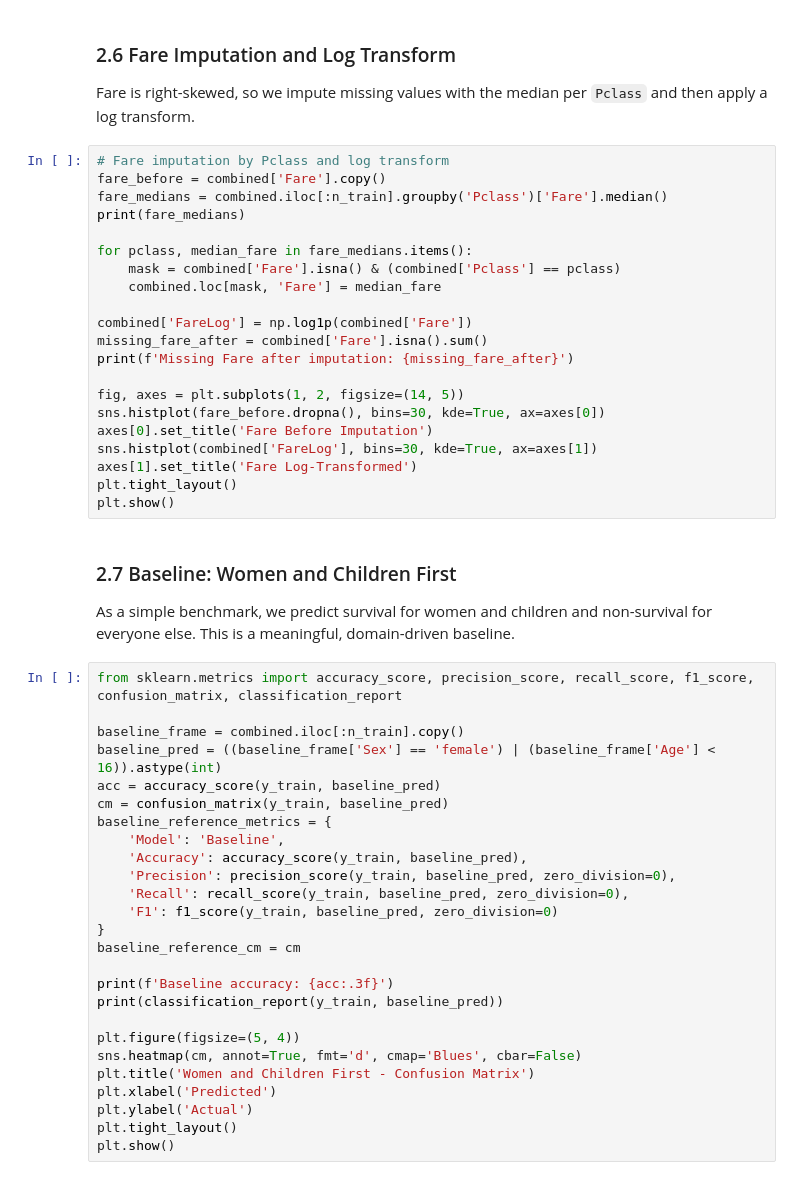
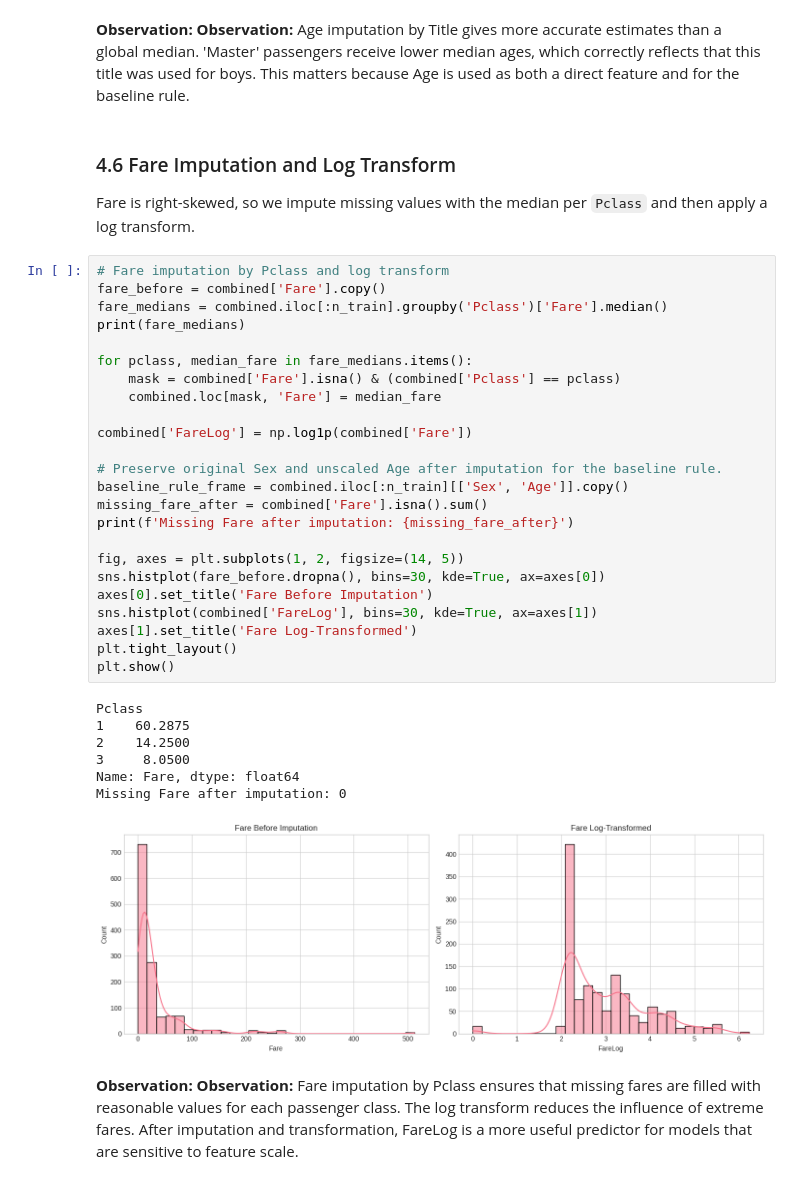
Before and after one commit to Chexor/ML-Titanic-Competition, a Jupyter notebook: Titanic_Disaster_Challenge-Final.ipynb, the cells around one changed output. Saved outputs shown, nothing was run; the diff lists cells and outputs as text.

```diff
--- a/Titanic_Disaster_Challenge-Final.ipynb
+++ b/Titanic_Disaster_Challenge-Final.ipynb
@@ -329,56 +587,41 @@ plt.show()
+# %% [markdown]
+**Observation:** **Observation:** Age imputation by Title gives more accurate estimates than a global median. 'Master' passengers receive lower median ages, which correctly reflects that this title was used for boys. This matters because Age is used as both a direct feature and for the baseline rule.
 # %% [markdown]
-### 2.6 Fare Imputation and Log Transform
+### 4.6 Fare Imputation and Log Transform
 
 Fare is right-skewed, so we impute missing values with the median per `Pclass` and then apply a log transform.
 # %%
 # Fare imputation by Pclass and log transform
 fare_before = combined['Fare'].copy()
 fare_medians = combined.iloc[:n_train].groupby('Pclass')['Fare'].median()
 print(fare_medians)
 
 for pclass, median_fare in fare_medians.items():
     mask = combined['Fare'].isna() & (combined['Pclass'] == pclass)
     combined.loc[mask, 'Fare'] = median_fare
 
 combined['FareLog'] = np.log1p(combined['Fare'])
+
+# Preserve original Sex and unscaled Age after imputation for the baseline rule.
+baseline_rule_frame = combined.iloc[:n_train][['Sex', 'Age']].copy()
 missing_fare_after = combined['Fare'].isna().sum()
 print(f'Missing Fare after imputation: {missing_fare_after}')
 
 fig, axes = plt.subplots(1, 2, figsize=(14, 5))
 sns.histplot(fare_before.dropna(), bins=30, kde=True, ax=axes[0])
 axes[0].set_title('Fare Before Imputation')
 sns.histplot(combined['FareLog'], bins=30, kde=True, ax=axes[1])
 axes[1].set_title('Fare Log-Transformed')
 plt.tight_layout()
 plt.show()
+# %% [output]
+Pclass
+1    60.2875
+2    14.2500
+3     8.0500
+Name: Fare, dtype: float64
+Missing Fare after imputation: 0
+[figure, added]
-# %% [markdown]
-### 2.7 Baseline: Women and Children First
-
-As a simple benchmark, we predict survival for women and children and non-survival for everyone else. This is a meaningful, domain-driven baseline.
-# %%
-from sklearn.metrics import accuracy_score, precision_score, recall_score, f1_score, confusion_matrix, classification_report
-
-baseline_frame = combined.iloc[:n_train].copy()
-baseline_pred = ((baseline_frame['Sex'] == 'female') | (baseline_frame['Age'] < 16)).astype(int)
-acc = accuracy_score(y_train, baseline_pred)
-cm = confusion_matrix(y_train, baseline_pred)
-baseline_reference_metrics = {
-    'Model': 'Baseline',
-    'Accuracy': accuracy_score(y_train, baseline_pred),
-    'Precision': precision_score(y_train, baseline_pred, zero_division=0),
-    'Recall': recall_score(y_train, baseline_pred, zero_division=0),
-    'F1': f1_score(y_train, baseline_pred, zero_division=0)
-}
-baseline_reference_cm = cm
-
-print(f'Baseline accuracy: {acc:.3f}')
-print(classification_report(y_train, baseline_pred))
-
-plt.figure(figsize=(5, 4))
-sns.heatmap(cm, annot=True, fmt='d', cmap='Blues', cbar=False)
-plt.title('Women and Children First - Confusion Matrix')
-plt.xlabel('Predicted')
-plt.ylabel('Actual')
-plt.tight_layout()
-plt.show()
+# %% [markdown]
+**Observation:** **Observation:** Fare imputation by Pclass ensures that missing fares are filled with reasonable values for each passenger class. The log transform reduces the influence of extreme fares. After imputation and transformation, FareLog is a more useful predictor for models that are sensitive to feature scale.
 # %% [markdown]
```
Also changed, not shown: parts of 121 cells of this notebook, 6 other files.
